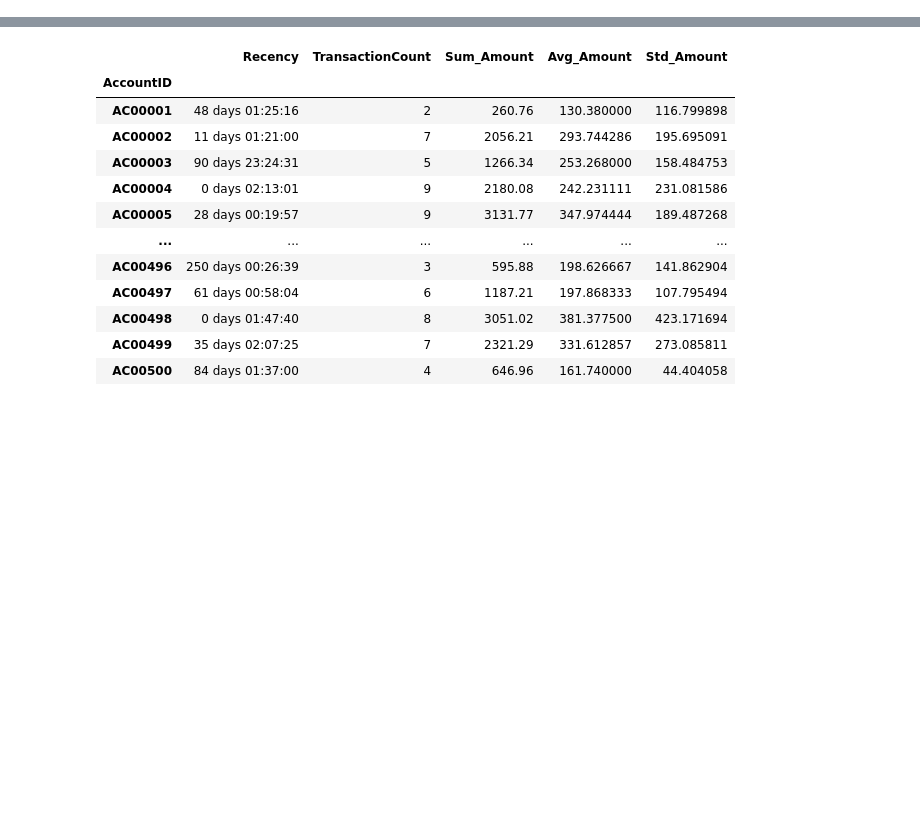
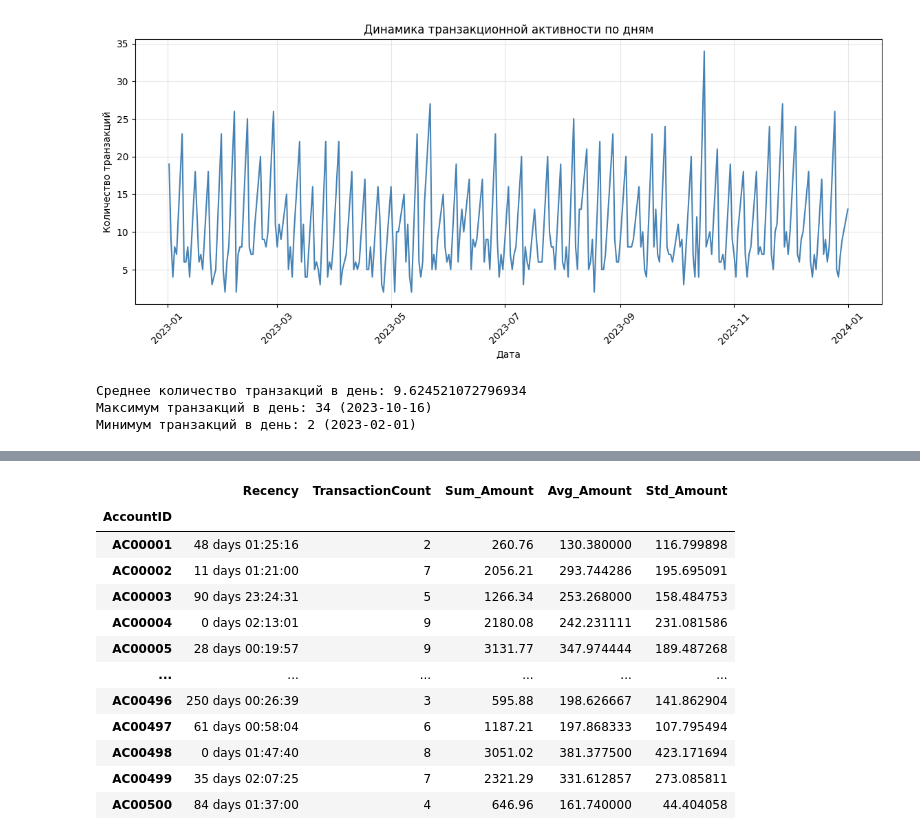
Before and after one commit to andreyyyyyys/Bank-clustering-analysis, a Jupyter notebook: Cluster_analysis.ipynb, the cells around one changed output, grey strips where cells are left out. Cells and saved outputs as stored; diff of their text form; code cells hidden in the pictures; blank space fills up the shorter version.

```diff
--- a/Cluster_analysis.ipynb
+++ b/Cluster_analysis.ipynb
@@ -31,0 +144,21 @@ plt.show()
+# %%
+# Динамика транзакций по дням
+daily_activity = df.groupby(df['TransactionDate'].dt.date).size()
+
+plt.figure(figsize=(14, 5))
+daily_activity.plot(color='steelblue', linewidth=1.5)
+plt.xlabel('Дата')
+plt.ylabel('Количество транзакций')
+plt.title('Динамика транзакционной активности по дням')
+plt.xticks(rotation=45)
+plt.grid(True, alpha=0.3)
+plt.show()
+
+print(f"Среднее количество транзакций в день: {daily_activity.mean()}")
+print(f"Максимум транзакций в день: {daily_activity.max()} ({daily_activity.idxmax()})")
+print(f"Минимум транзакций в день: {daily_activity.min()} ({daily_activity.idxmin()})")
+# %% [output]
+[figure, added]
+Среднее количество транзакций в день: 9.624521072796934
+Максимум транзакций в день: 34 (2023-10-16)
+Минимум транзакций в день: 2 (2023-02-01)
```
Also changed, not shown: parts of 81 cells of this notebook.
